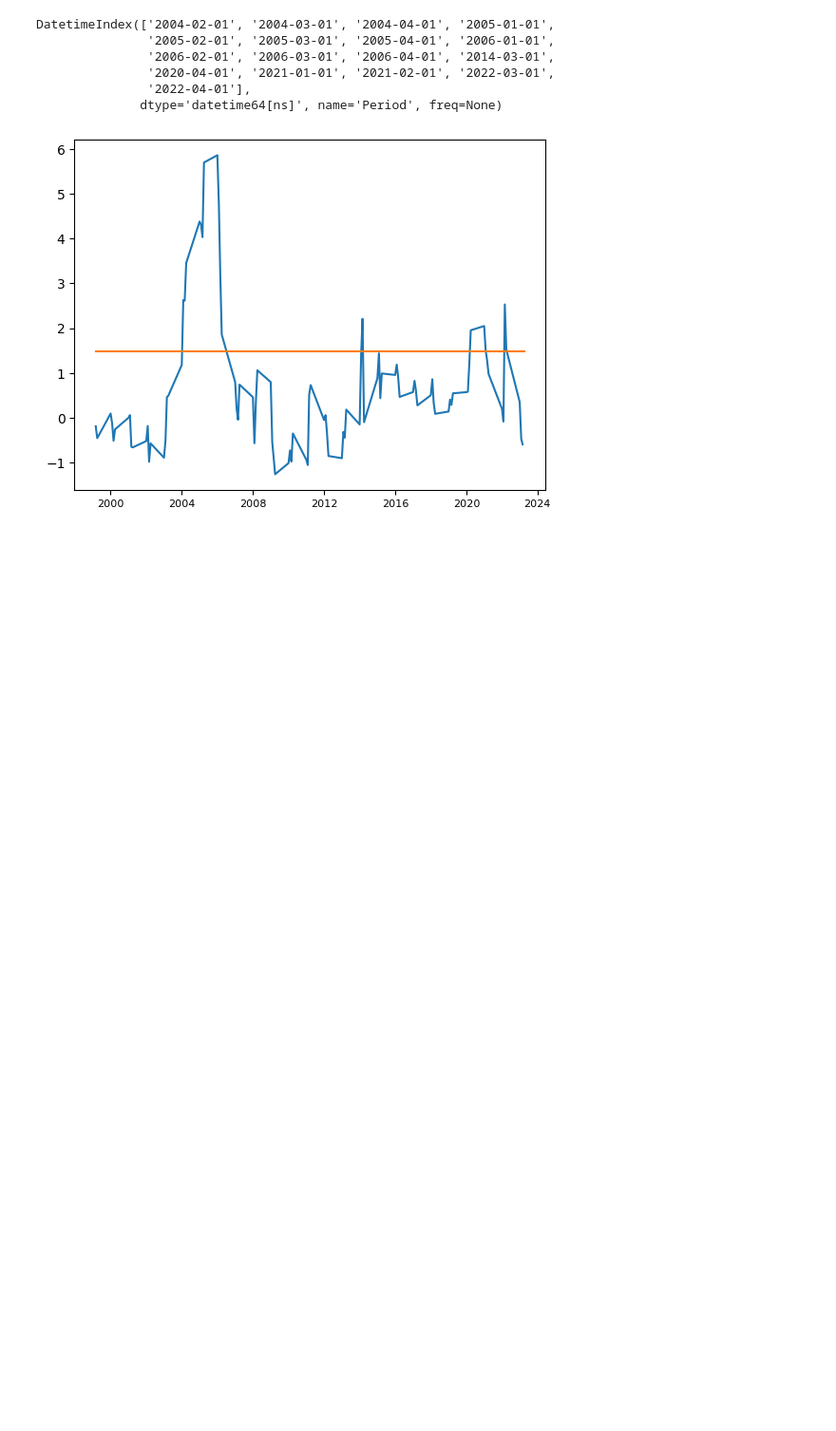
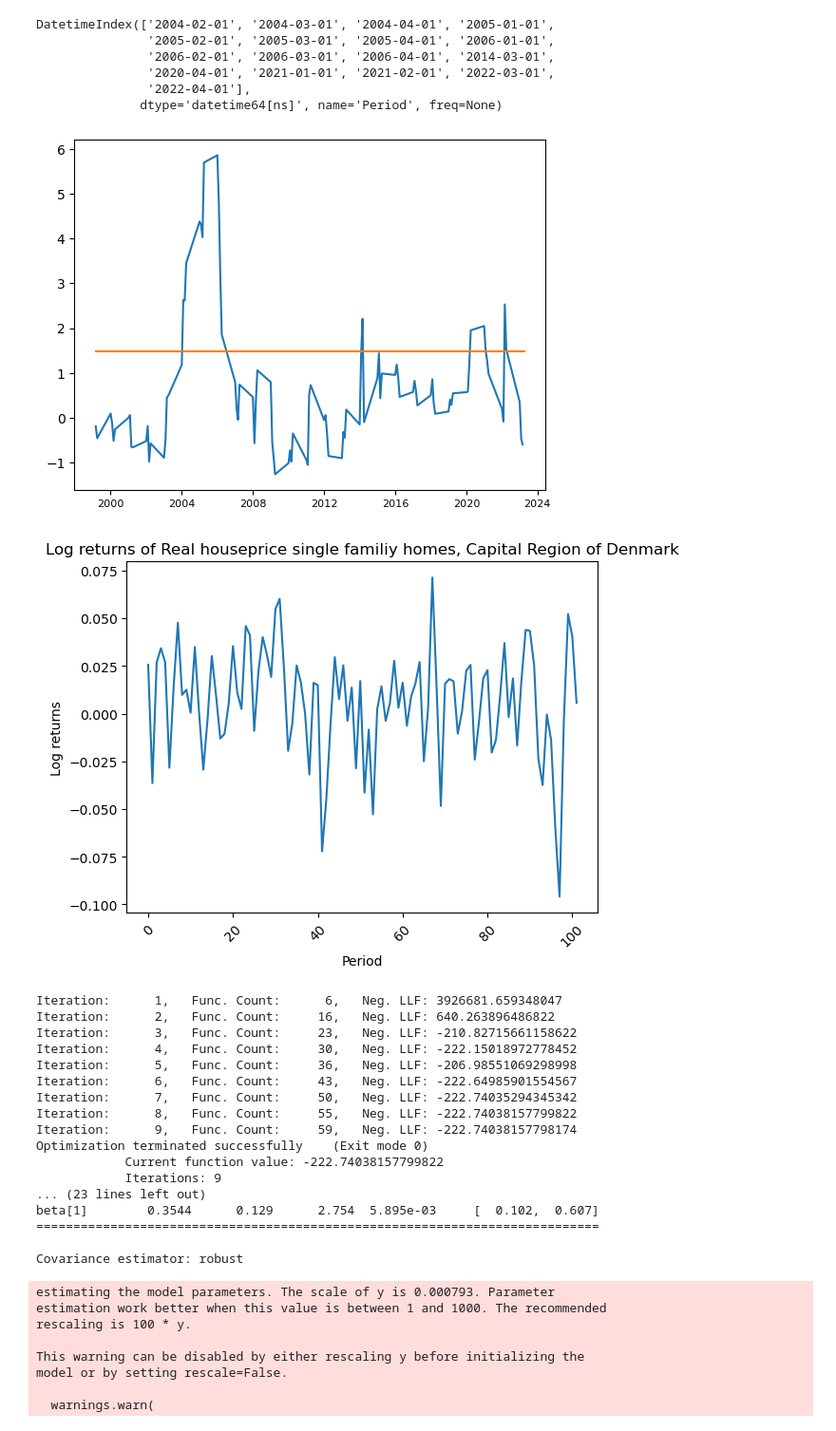
Before and after one commit to NumEconCopenhagen/projects-2024-andreas-og-magnus, a Jupyter notebook: dataproject/Data_project.ipynb, the cells around one changed output. Shown at 95% size. Drawn from its saved outputs; the diff is of its cells as text; code cells hidden in the pictures; blank space fills up the shorter version.

Commit message:
GARCH

```diff
--- a/dataproject/Data_project.ipynb
+++ b/dataproject/Data_project.ipynb
@@ -82,3 +84,68 @@ DatetimeIndex(['2004-02-01', '2004-03-01', '2004-04-01', '2005-01-01',
                '2022-04-01'],
               dtype='datetime64[ns]', name='Period', freq=None)
 [figure]
+# %%
+import arch
+from arch import arch_model
+
+file_path = 'Huspris_kvartal.xlsx'
+df = pd.read_excel(file_path)
+price= df['RHP_EFHL']
+log_prices = np.array(np.log(price))
+delta_log_prices = log_prices[1:] - log_prices[:-1]
+plt.plot(delta_log_prices)
+plt.title('Log returns of Real houseprice single familiy homes, Capital Region of Denmark')
+plt.xlabel('Period')
+plt.ylabel('Log returns')
+plt.xticks(rotation=45)
+plt.show()
+
+# Extract year and quarter separately
+df['Year'] = df['Period'].str.extract('(\d{4})')
+df['Quarter'] = df['Period'].str.extract('q(\d)')
+
+# Convert to datetime and set as index
+df['Period'] = pd.to_datetime(df['Year'] + df['Quarter'], format='%Y%m')
+df.set_index('Period', inplace=True)
+
+# Generate price variable
+prices = df['RHP_EFHL']
+
+# Compute log returns
+log_returns = prices.pct_change().dropna()
+
+# Build GARCH(1,1) model
+garch_model = arch_model(log_returns, vol='Garch', p=1, q=1)
+
+# Fit the model
+garch_result = garch_model.fit()
+
+# Print model summary
+print(garch_result.summary())
+# %% [output]
+[figure, added]
+Iteration:      1,   Func. Count:      6,   Neg. LLF: 3926681.659348047
+Iteration:      2,   Func. Count:     16,   Neg. LLF: 640.263896486822
+Iteration:      3,   Func. Count:     23,   Neg. LLF: -210.82715661158622
+Iteration:      4,   Func. Count:     30,   Neg. LLF: -222.15018972778452
+Iteration:      5,   Func. Count:     36,   Neg. LLF: -206.98551069298998
+Iteration:      6,   Func. Count:     43,   Neg. LLF: -222.64985901554567
+Iteration:      7,   Func. Count:     50,   Neg. LLF: -222.74035294345342
+Iteration:      8,   Func. Count:     55,   Neg. LLF: -222.74038157799822
+Iteration:      9,   Func. Count:     59,   Neg. LLF: -222.74038157798174
+Optimization terminated successfully    (Exit mode 0)
+            Current function value: -222.74038157799822
+            Iterations: 9
+... (23 lines left out)
+beta[1]        0.3544      0.129      2.754  5.895e-03     [  0.102,  0.607]
+============================================================================
+
+Covariance estimator: robust
+estimating the model parameters. The scale of y is 0.000793. Parameter
+estimation work better when this value is between 1 and 1000. The recommended
+rescaling is 100 * y.
+
+This warning can be disabled by either rescaling y before initializing the
+model or by setting rescale=False.
+
+  warnings.warn(
```
Also changed, not shown: parts of 1 cell of this notebook.
